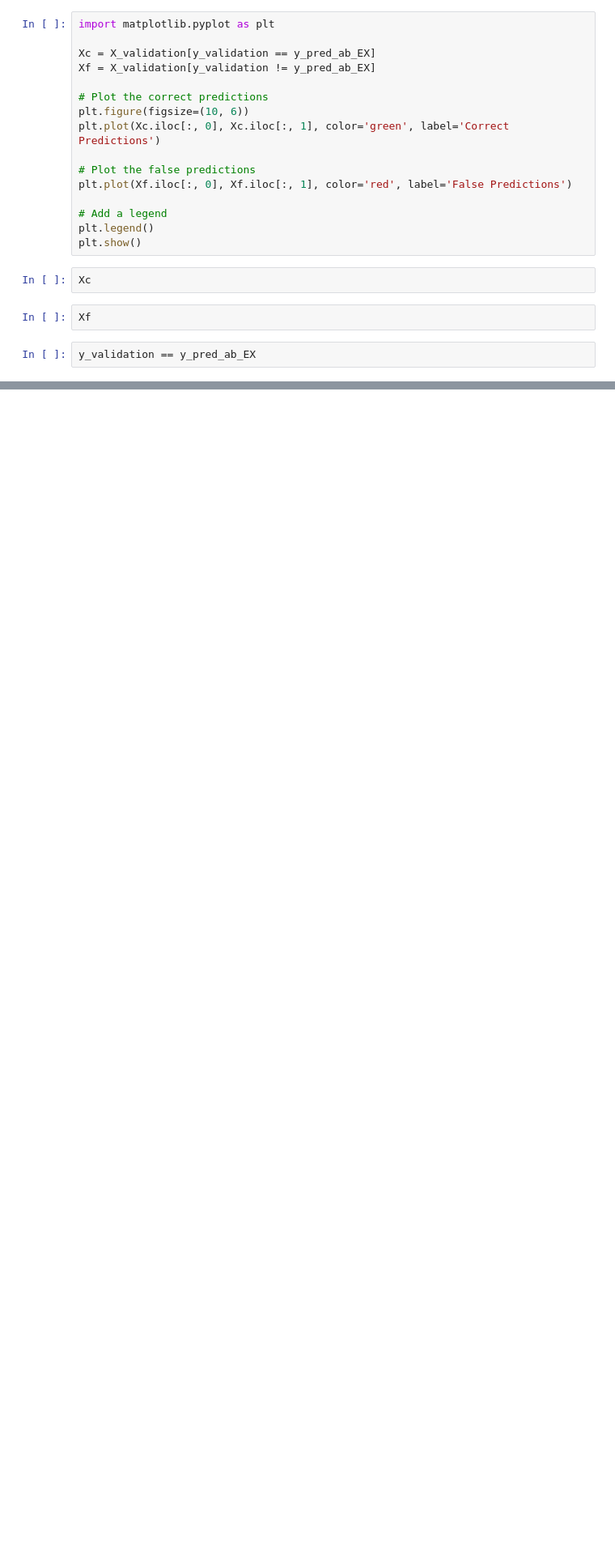
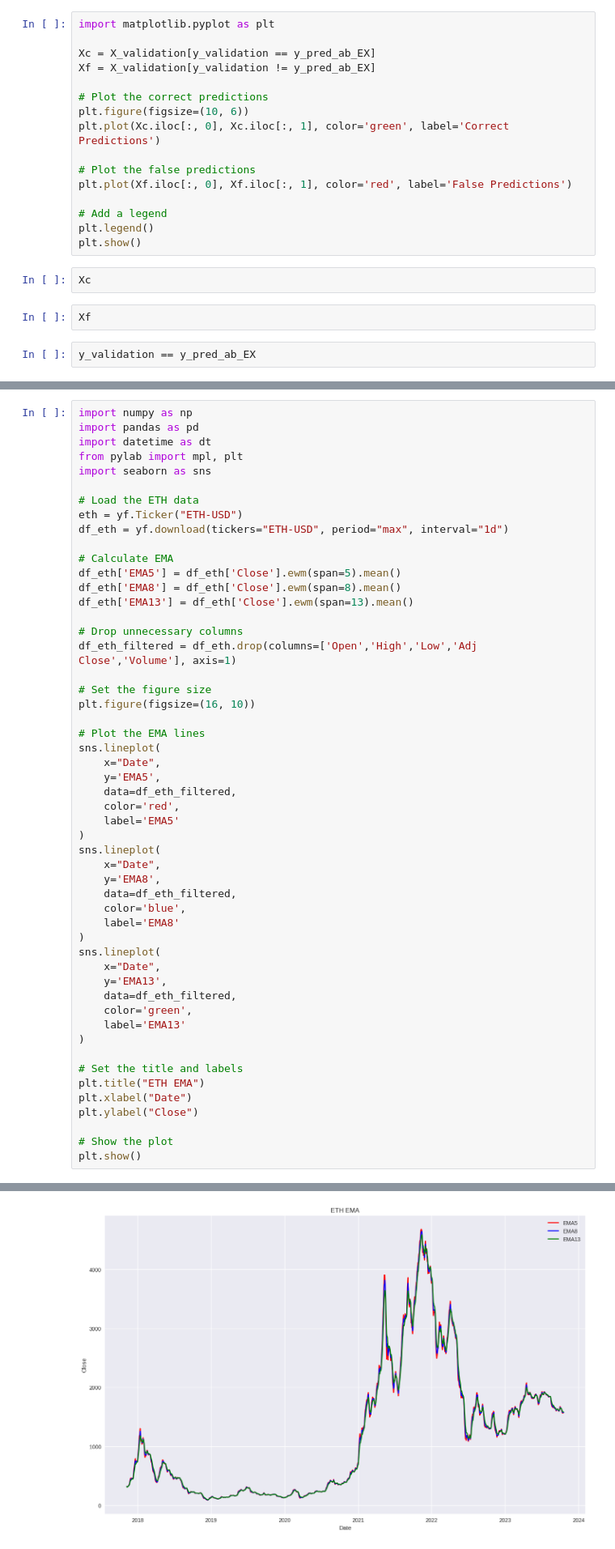
Before and after one commit to mr-robot77/Quera_G11-Project2, a Jupyter notebook: Problem 3/prediction.ipynb, the cells around one changed output, grey strips where cells are left out. Shown at 81% size. Saved outputs shown, nothing was run; the diff lists cells and outputs as text; blank space fills up the shorter version.

```diff
--- a/Problem 3/prediction.ipynb
+++ b/Problem 3/prediction.ipynb
@@ -1619,0 +1684,53 @@ y_validation == y_pred_ab_EX
+# %%
+import numpy as np
+import pandas as pd
+import datetime as dt
+from pylab import mpl, plt
+import seaborn as sns
+
+# Load the ETH data
+eth = yf.Ticker("ETH-USD")
+df_eth = yf.download(tickers="ETH-USD", period="max", interval="1d")
+
+# Calculate EMA
+df_eth['EMA5'] = df_eth['Close'].ewm(span=5).mean()
+df_eth['EMA8'] = df_eth['Close'].ewm(span=8).mean()
+df_eth['EMA13'] = df_eth['Close'].ewm(span=13).mean()
+
+# Drop unnecessary columns
+df_eth_filtered = df_eth.drop(columns=['Open','High','Low','Adj Close','Volume'], axis=1)
+
+# Set the figure size
+plt.figure(figsize=(16, 10))
+
+# Plot the EMA lines
+sns.lineplot(
+    x="Date",
+    y='EMA5',
+    data=df_eth_filtered,
+    color='red',
+    label='EMA5'
+)
+sns.lineplot(
+    x="Date",
+    y='EMA8',
+    data=df_eth_filtered,
+    color='blue',
+    label='EMA8'
+)
+sns.lineplot(
+    x="Date",
+    y='EMA13',
+    data=df_eth_filtered,
+    color='green',
+    label='EMA13'
+)
+
+# Set the title and labels
+plt.title("ETH EMA")
+plt.xlabel("Date")
+plt.ylabel("Close")
+
+# Show the plot
+plt.show()
+# %% [output]
@@ -1619,0 +1738 @@ y_validation == y_pred_ab_EX
+[figure, added]
```
Also changed, not shown: parts of 11 cells of this notebook.
